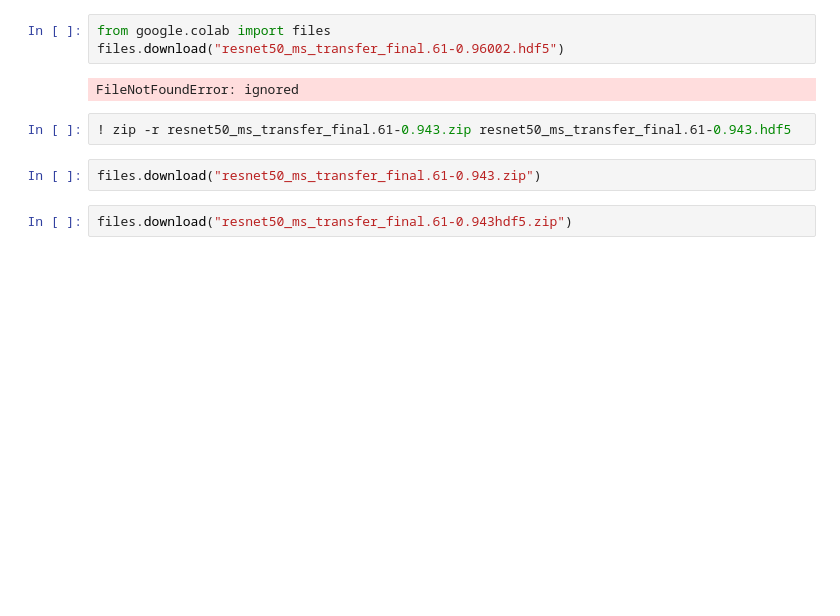
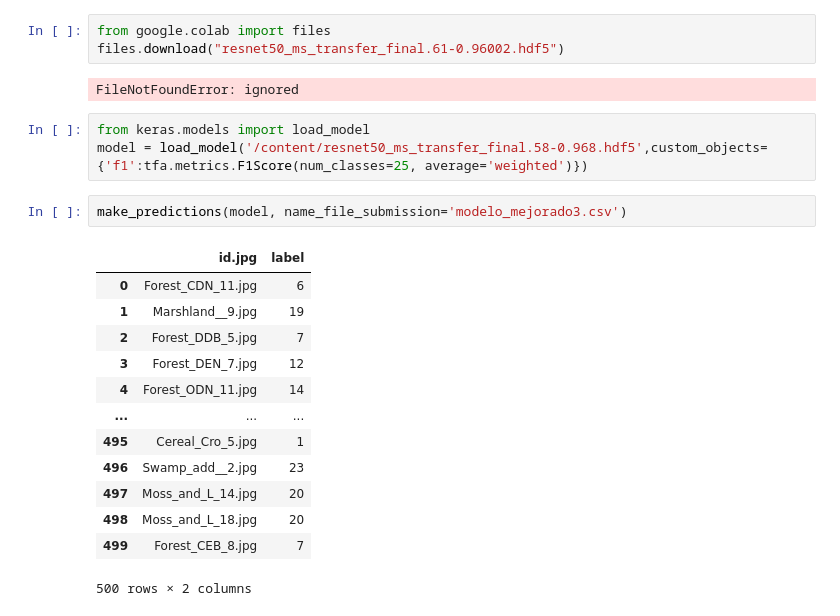
Before and after one commit to lucabem/CompeticionMineria, a Jupyter notebook: callbacks.ipynb, the cells around one changed output. Cells and saved outputs as stored; diff of their text form; blank space fills up the shorter version.

```diff
--- a/callbacks.ipynb
+++ b/callbacks.ipynb
@@ -371,9 +374,22 @@ from google.colab import files
 files.download("resnet50_ms_transfer_final.61-0.96002.hdf5")
 # %% [output]
 FileNotFoundError: ignored
-# %%
-! zip -r resnet50_ms_transfer_final.61-0.943.zip resnet50_ms_transfer_final.61-0.943.hdf5
-# %%
-files.download("resnet50_ms_transfer_final.61-0.943.zip")
-# %%
-files.download("resnet50_ms_transfer_final.61-0.943hdf5.zip")
+# %%
+from keras.models import load_model
+model = load_model('/content/resnet50_ms_transfer_final.58-0.968.hdf5',custom_objects={'f1':tfa.metrics.F1Score(num_classes=25, average='weighted')})
+# %%
+make_predictions(model, name_file_submission='modelo_mejorado3.csv')
+# %% [output]
+|  | id.jpg | label |
+| 0 | Forest_CDN_11.jpg | 6 |
+| 1 | Marshland__9.jpg | 19 |
+| 2 | Forest_DDB_5.jpg | 7 |
+| 3 | Forest_DEN_7.jpg | 12 |
+| 4 | Forest_ODN_11.jpg | 14 |
+| ... | ... | ... |
+| 495 | Cereal_Cro_5.jpg | 1 |
+| 496 | Swamp_add__2.jpg | 23 |
+| 497 | Moss_and_L_14.jpg | 20 |
+| 498 | Moss_and_L_18.jpg | 20 |
+| 499 | Forest_CEB_8.jpg | 7 |
+500 rows × 2 columns
```
Also changed, not shown: parts of 4 cells of this notebook.
